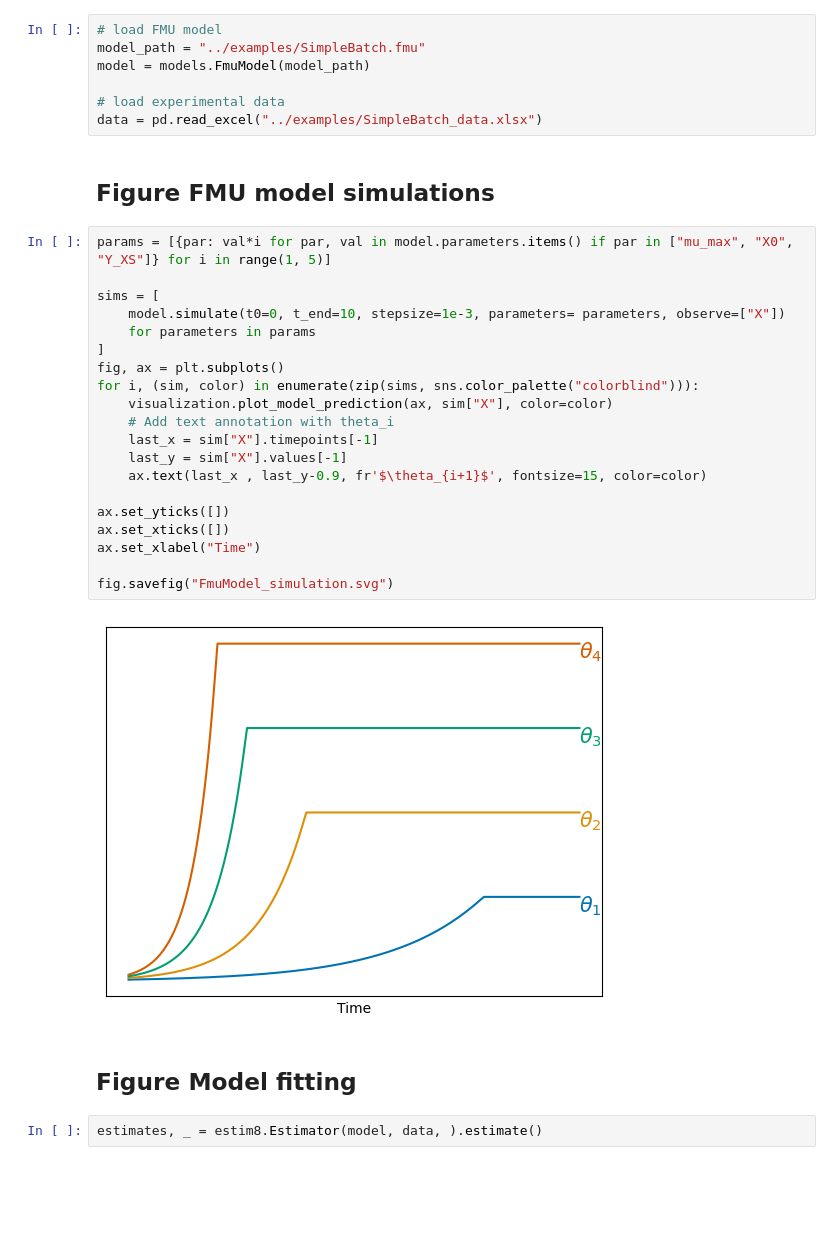
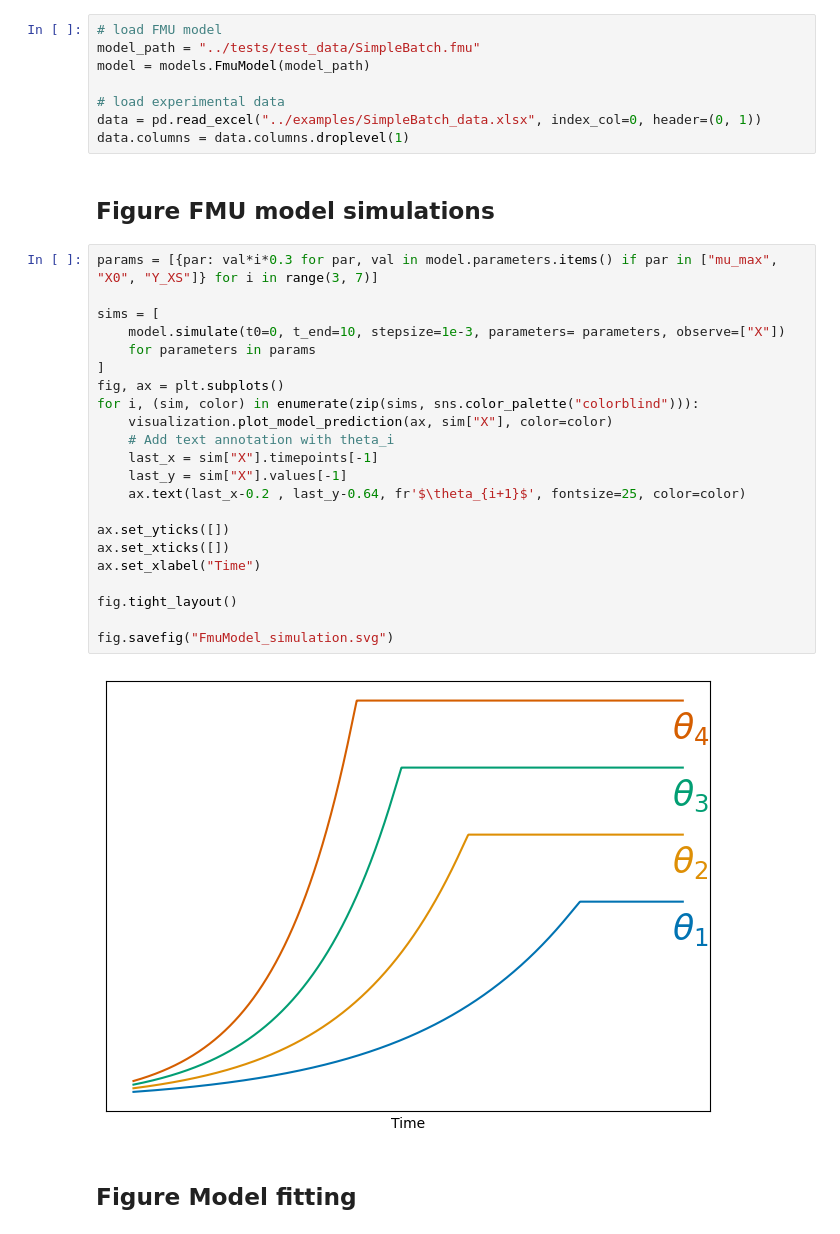
Before and after one commit to JuBiotech/estim8, a Jupyter notebook: paper/graphics.ipynb, the cells around one changed output. Cells and saved outputs as stored; diff of their text form; blank space fills up the shorter version.

Commit message:
add graphics files

```diff
--- a/paper/graphics.ipynb
+++ b/paper/graphics.ipynb
@@ -7,36 +7,37 @@ from estim8 import *
 import pandas as pd
 # %%
 # load FMU model
-model_path = "../examples/SimpleBatch.fmu"
+model_path = "../tests/test_data/SimpleBatch.fmu"
 model = models.FmuModel(model_path)
 
 # load experimental data
-data = pd.read_excel("../examples/SimpleBatch_data.xlsx")
+data = pd.read_excel("../examples/SimpleBatch_data.xlsx", index_col=0, header=(0, 1))
+data.columns = data.columns.droplevel(1)
 # %% [markdown]
 ## Figure FMU model simulations
 # %%
-params = [{par: val*i for par, val in model.parameters.items() if par in ["mu_max", "X0", "Y_XS"]} for i in range(1, 5)]
+params = [{par: val*i*0.3 for par, val in model.parameters.items() if par in ["mu_max", "X0", "Y_XS"]} for i in range(3, 7)]
 
 sims = [
     model.simulate(t0=0, t_end=10, stepsize=1e-3, parameters= parameters, observe=["X"])
     for parameters in params
 ]
 fig, ax = plt.subplots()
 for i, (sim, color) in enumerate(zip(sims, sns.color_palette("colorblind"))):
     visualization.plot_model_prediction(ax, sim["X"], color=color)
     # Add text annotation with theta_i
     last_x = sim["X"].timepoints[-1]
     last_y = sim["X"].values[-1]
-    ax.text(last_x , last_y-0.9, fr'$\theta_{i+1}$', fontsize=15, color=color)
+    ax.text(last_x-0.2 , last_y-0.64, fr'$\theta_{i+1}$', fontsize=25, color=color)
 
 ax.set_yticks([])
 ax.set_xticks([])
 ax.set_xlabel("Time")
 
+fig.tight_layout()
+
 fig.savefig("FmuModel_simulation.svg")
 # %% [output]
-[figure, old version]
+[figure, new version]
 # %% [markdown]
 ## Figure Model fitting
-# %%
-estimates, _ = estim8.Estimator(model, data, ).estimate()
```
Also changed, not shown: parts of 2 cells of this notebook, 5 other files.
